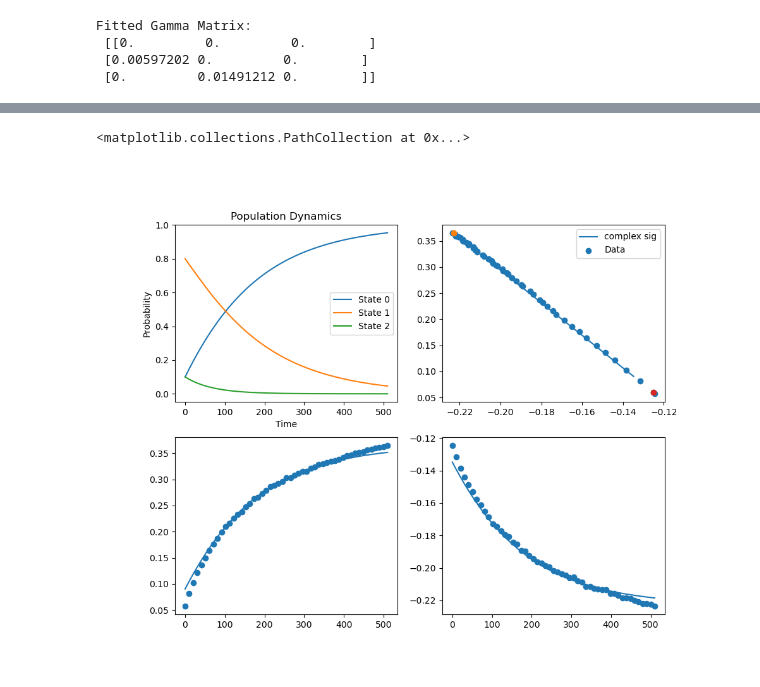
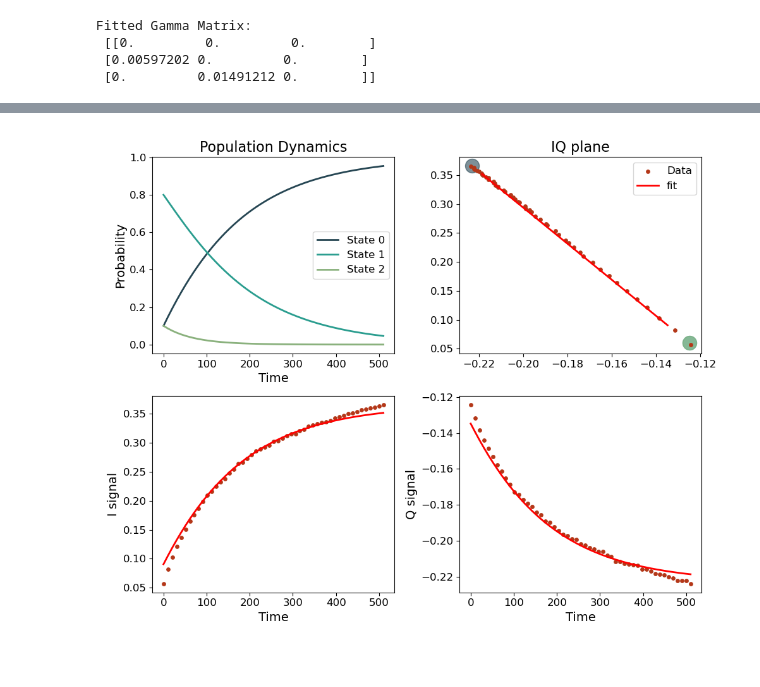
Before and after one commit to QCoherence/Fluxonium_qutrit, a Jupyter notebook: Qutrit_decay.ipynb, the cells around one changed output, grey strips where cells are left out. Cells and saved outputs as stored; diff of their text form; code cells hidden in the pictures.

```diff
--- a/Qutrit_decay.ipynb
+++ b/Qutrit_decay.ipynb
@@ -21,6 +23,13 @@ from scipy.optimize import minimize
 # %%
 %matplotlib widget
 phiq = cst.hbar/(2*cst.e)
+
+
+mplstyle.use('mystyle.mplstyle')
+# Define my custom color cycle
+custom_colors = ["#264653", "#2a9d8f", "#8ab17d", "#f4a261", "#e9c46a", "#e76f51", "#b43718", "#264653", "#2a9d8f"]
+# Set the color cycle
+plt.rcParams['axes.prop_cycle'] = plt.cycler(color=custom_colors)
 # %% [markdown]
 # Define probleme
 # %% [markdown]
@@ -276,35 +285,47 @@ array([[         inf,          inf,          inf],
 # %%
 p = solve_population_dynamics(fitted_gamma, p0, times)
 
 fig, (axs1, axs2) = plt.subplots(2, 2, figsize=(10, 8))
 
 # Plotting the results
 axs1[0].plot(times, p[:,0], label='State 0')
 axs1[0].plot(times, p[:,1], label='State 1')
 axs1[0].plot(times, p[:,2], label='State 2')
+
 axs1[0].set_xlabel('Time')
 axs1[0].set_ylabel('Probability')
 axs1[0].set_title('Population Dynamics')
 axs1[0].legend()
 
-axs1[1].plot(np.imag(population_to_signal(p.T, centres)),np.real(population_to_signal(p.T, centres)), label='complex sig')
-
-axs1[1].scatter(np.imag(data_T1_paper),np.real(data_T1_paper), label='Data')
 
 
-axs1[1].scatter(np.imag(centres[0]), np.real(centres[0]))
-axs1[1].scatter(np.imag(centres[1]), np.real(centres[1]))
-axs1[1].scatter(np.imag(centres[2]), np.real(centres[2]))
+axs1[1].scatter(np.imag(centres[0]), np.real(centres[0]), s = 250, alpha = 0.6)
+axs1[1].scatter(np.imag(centres[1]), np.real(centres[1]), s = 250, alpha = 0.6)
+axs1[1].scatter(np.imag(centres[2]), np.real(centres[2]), s = 250, alpha = 0.6)
+
+
+axs1[1].scatter(np.imag(data_T1_paper),np.real(data_T1_paper), label='Data', s = 15, color = custom_colors[-3] )
+axs1[1].plot(np.imag(population_to_signal(p.T, centres)),np.real(population_to_signal(p.T, centres)), 'r',label='fit')
+
+axs1[1].set_title('IQ plane')
+
 
 axs1[1].legend()
 
 
-axs2[0].plot(times,np.real(population_to_signal(p.T, centres)), label='Real I')
+axs2[0].plot(times,np.real(population_to_signal(p.T, centres)), 'r', label='Real I')
 
-axs2[0].scatter(times,np.real(data_T1_paper), label='Data')
+axs2[0].scatter(times,np.real(data_T1_paper), label='Data', s = 15,color = custom_colors[-3])
 
-axs2[1].plot(times,np.imag(population_to_signal(p.T, centres)), label='Imag Q')
-axs2[1].scatter(times,np.imag(data_T1_paper), label='Data')
+axs2[1].plot(times,np.imag(population_to_signal(p.T, centres)), 'r', label='Imag Q')
+axs2[1].scatter(times,np.imag(data_T1_paper), label='Data', s = 15,color = custom_colors[-3])
+
+axs2[1].set_ylabel('Q signal')
+axs2[0].set_ylabel('I signal')
+
+axs2[1].set_xlabel('Time')
+axs2[0].set_xlabel('Time')
+
+fig.tight_layout()
 # %% [output]
-<matplotlib.collections.PathCollection at 0x...>
-[figure, old version]
+[figure, new version]
```
Also changed, not shown: parts of 4 cells of this notebook, 1 other file.
